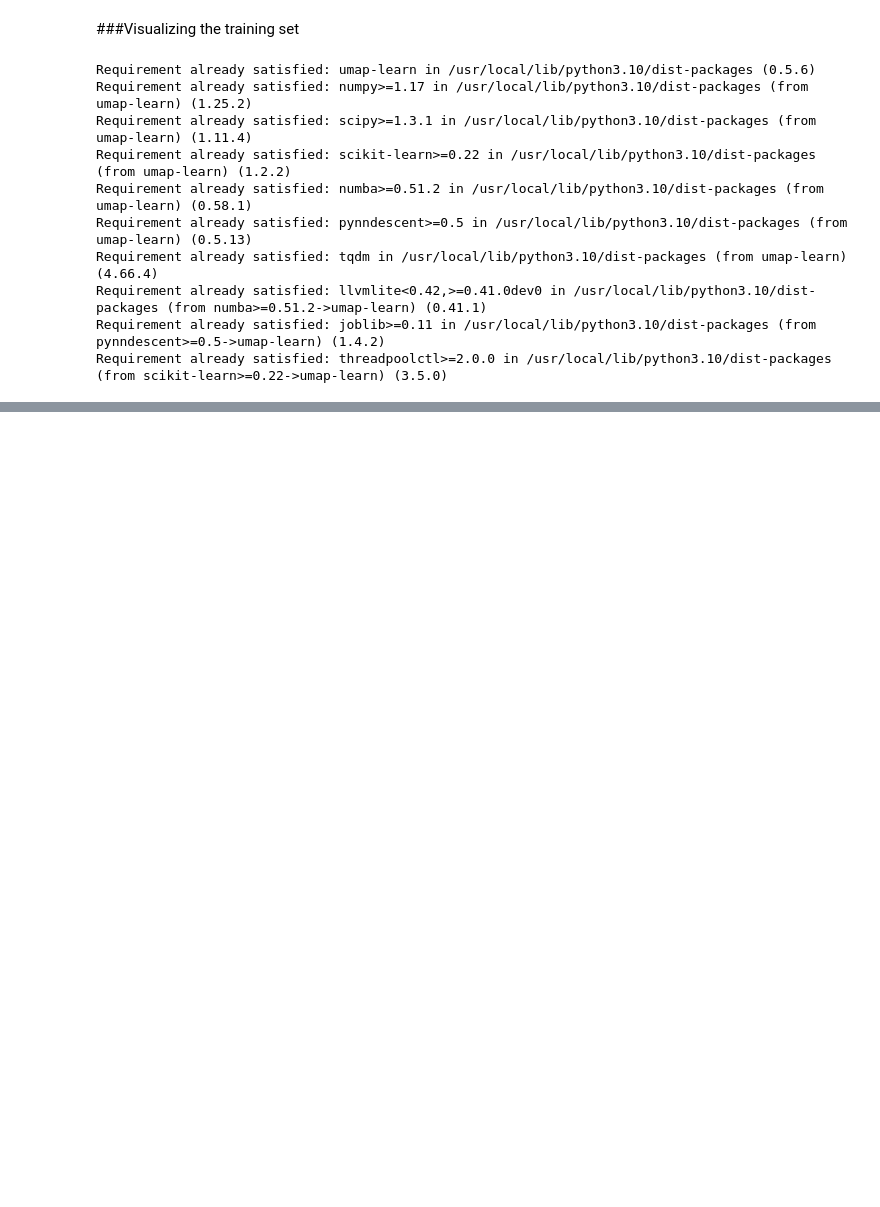
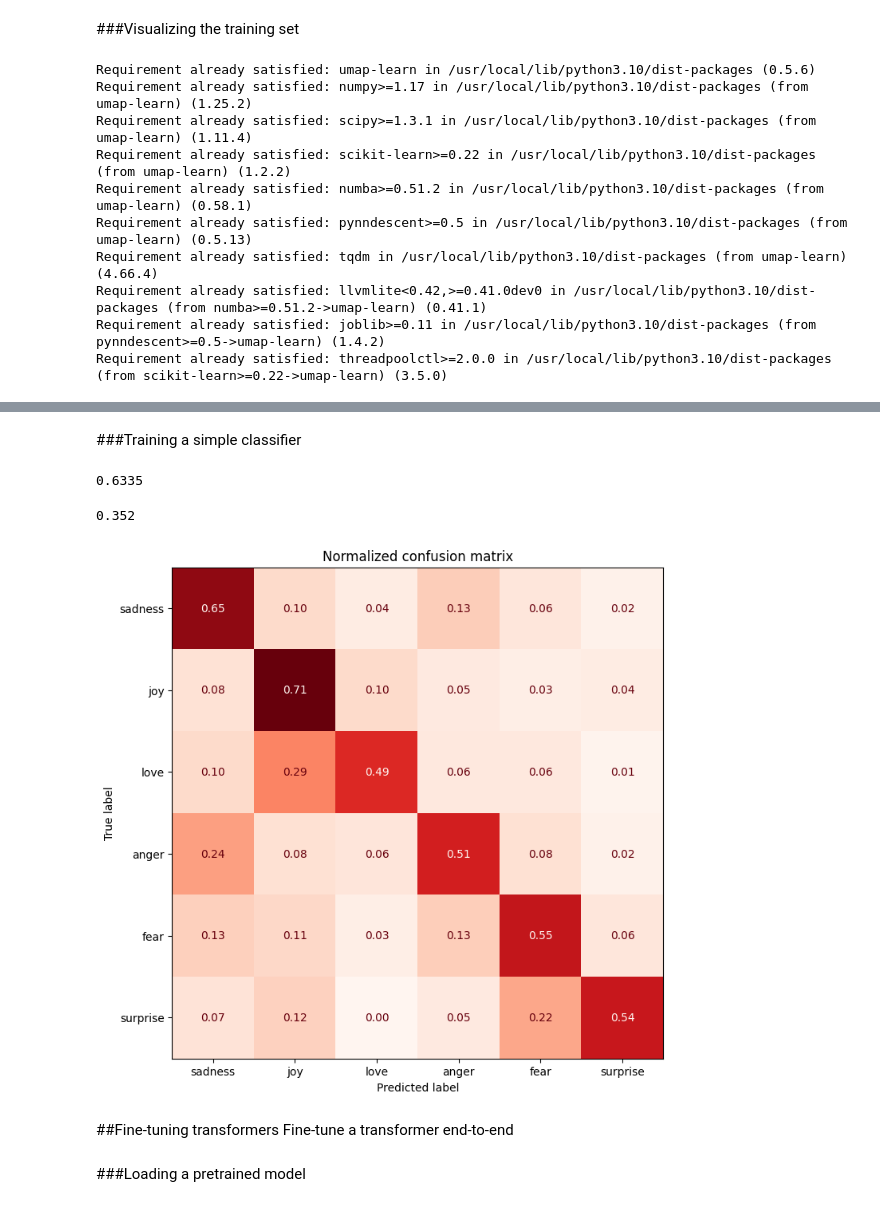
Before and after one commit to Tkag0001/Practice_NLP_with_transformer, a Jupyter notebook: Text_classification_chapter_2.ipynb, the cells around one changed output, grey strips where cells are left out. Cells and saved outputs as stored; diff of their text form; code cells hidden in the pictures; blank space fills up the shorter version.

Commit message:
update: fine-tune model

```diff
--- a/Text_classification_chapter_2.ipynb
+++ b/Text_classification_chapter_2.ipynb
@@ -664,0 +675,16 @@ plt.show()
+# %% [markdown]
+###Training a simple classifier
+# %%
+from sklearn.linear_model import LogisticRegression
+lr_model = LogisticRegression(max_iter=3000)
+lr_model.fit(X_train, y_train)
+lr_model.score(X_valid, y_valid)
+# %% [output]
+0.6335
+# %%
+from sklearn.dummy import DummyClassifier
+dummy_model = DummyClassifier(strategy="most_frequent")
+dummy_model.fit(X_train, y_train)
+dummy_model.score(X_valid, y_valid)
+# %% [output]
+0.352
@@ -664,0 +694,18 @@ plt.show()
+# %%
+def plot_confusion_matrix(y_preds, y_true, labels):
+  cm = confusion_matrix(y_preds, y_true, normalize = "true")
+  fig, ax = plt.subplots(figsize = (8,8))
+  disp = ConfusionMatrixDisplay(confusion_matrix = cm, display_labels = labels)
+  disp.plot(cmap="Reds", values_format=".2f", ax=ax, colorbar=False)
+  plt.title("Normalized confusion matrix")
+  plt.show()
+# %%
+y_preds = lr_model.predict(X_valid)
+plot_confusion_matrix(y_preds, y_valid, labels)
+# %% [output]
+[figure, added]
+# %% [markdown]
+##Fine-tuning transformers
+Fine-tune a transformer end-to-end
+# %% [markdown]
+###Loading a pretrained model
```
Also changed, not shown: parts of 64 cells of this notebook.
